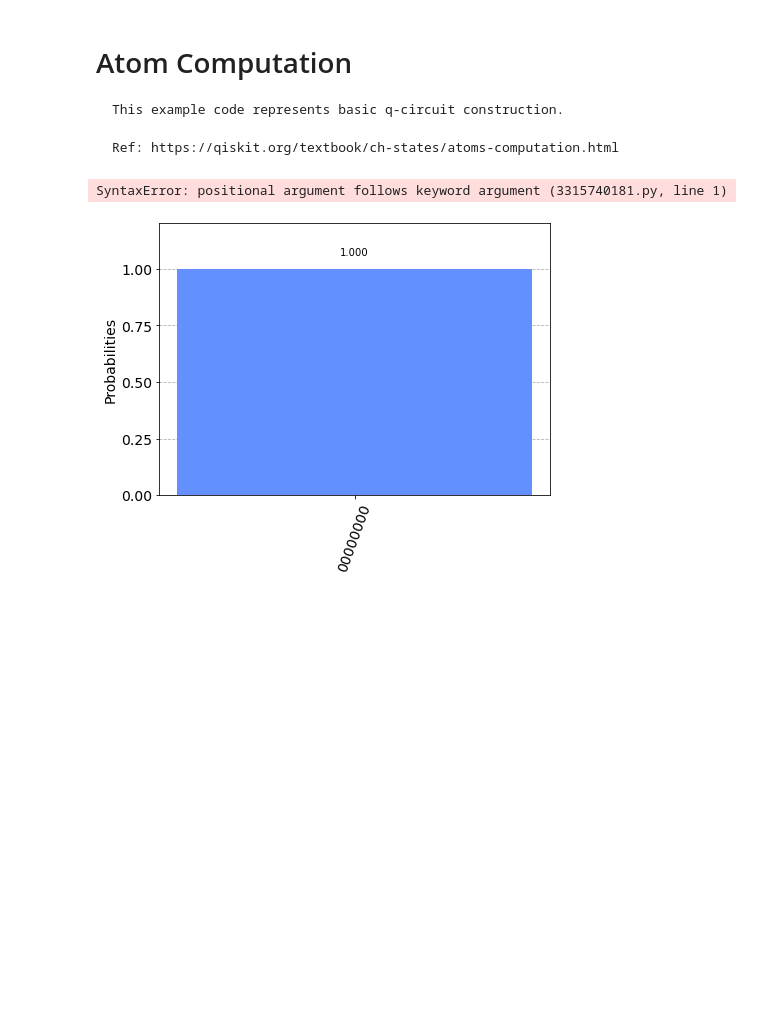
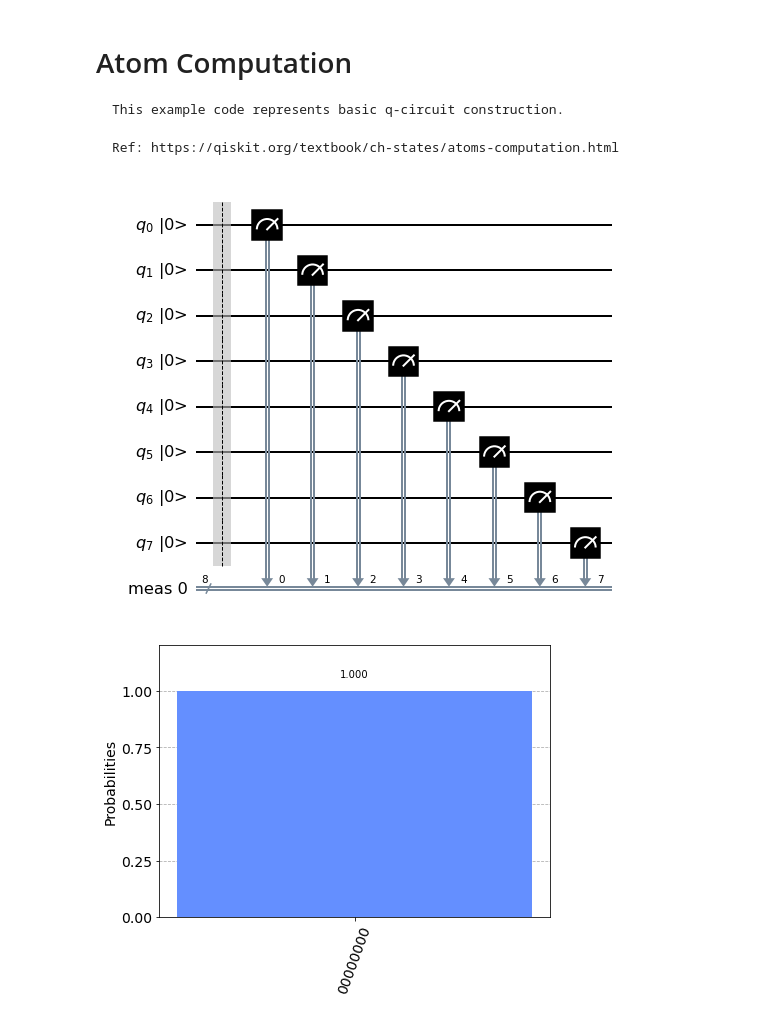
Before and after one commit to TrangDuLam/Qiskit-Working-Projects, a Jupyter notebook: egs/atom_computation.ipynb, the cells around one changed output. Drawn from its saved outputs; the diff is of its cells as text; code cells hidden in the pictures; blank space fills up the shorter version.

```diff
--- a/egs/atom_computation.ipynb
+++ b/egs/atom_computation.ipynb
@@ -13,9 +13,9 @@ qc_output = QuantumCircuit(8)
 qc_output.measure_all()
 # Put measurer to all nodes
 # %%
-qc_output.draw(initial_state=True, 'mp1')
+qc_output.draw(output = 'mpl', initial_state=True)
 # %% [output]
-SyntaxError: positional argument follows keyword argument (3315740181.py, line 1)
+[figure, added]
 # %%
 sim = Aer.get_backend('aer_simulator')
 result = sim.run(qc_output).result()
```
Also changed, not shown: 3 other files.
